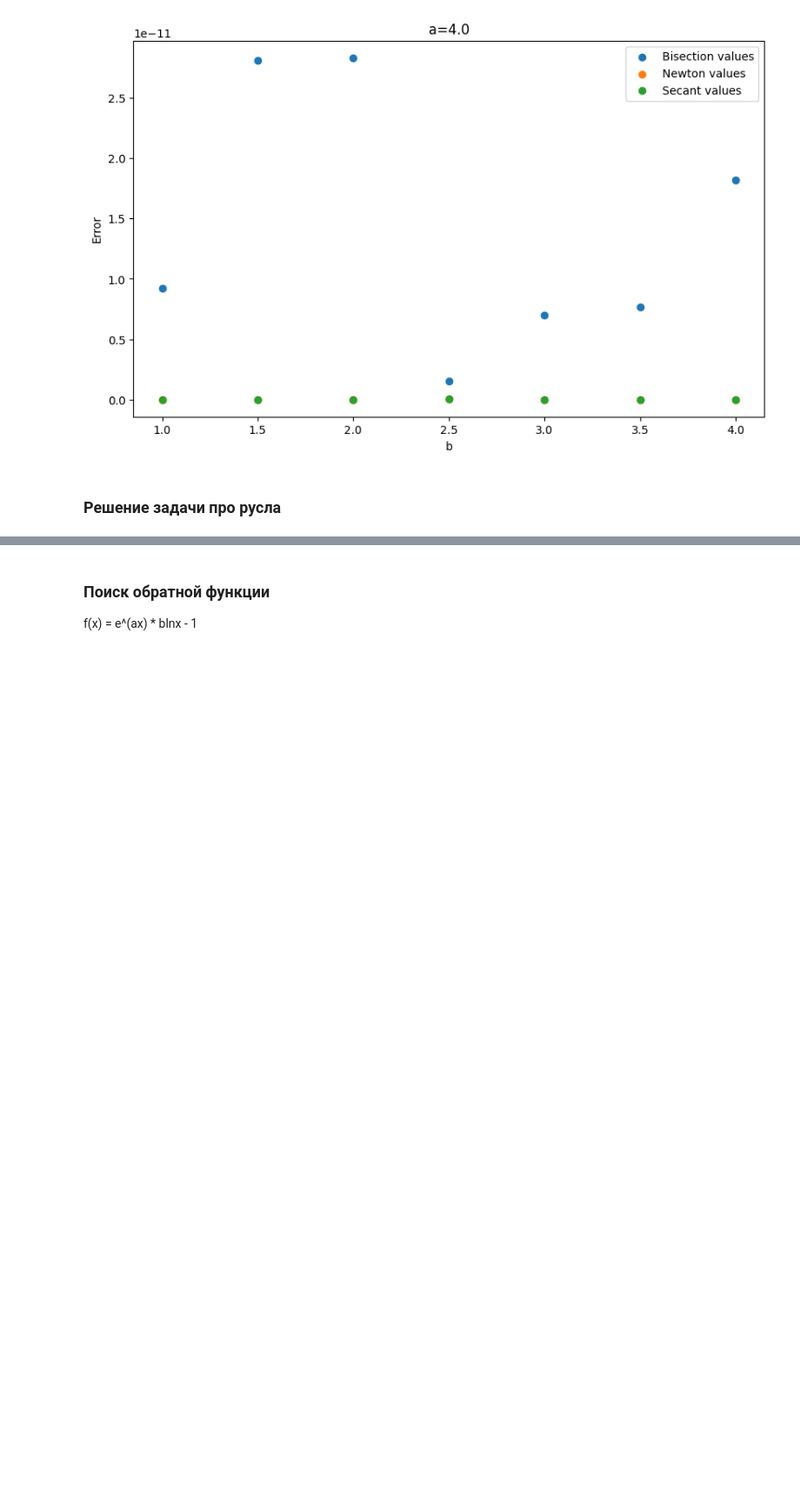
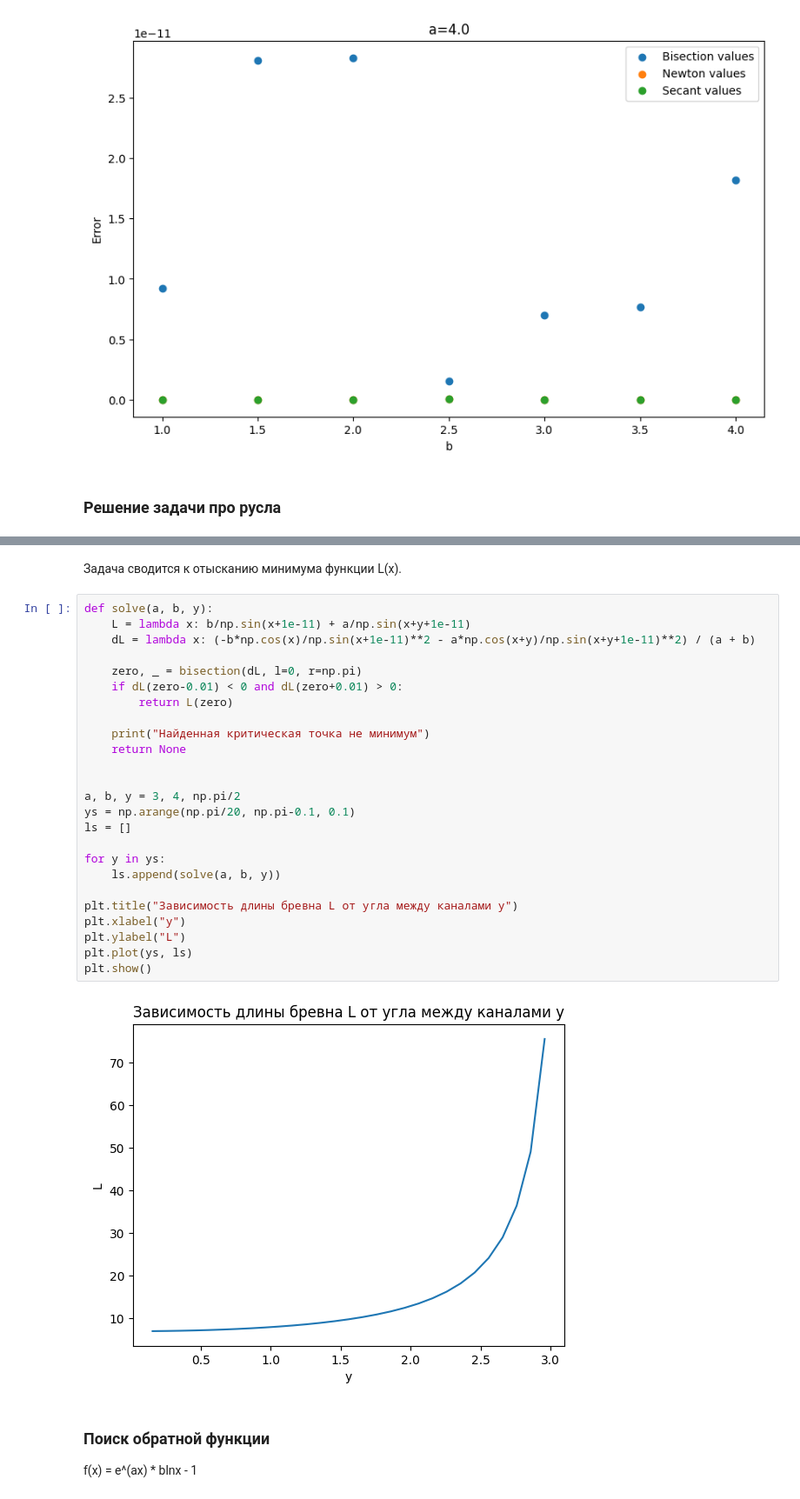
Before and after one commit to BKamol/NumericalMethods, a Jupyter notebook: AppliedMath.ipynb, the cells around one changed output, grey strips where cells are left out. Shown: that part at 87% size. Cells and saved outputs as stored; diff of their text form; blank space fills up the shorter version.

```diff
--- a/AppliedMath.ipynb
+++ b/AppliedMath.ipynb
@@ -164,3 +133,32 @@ print(f"Максимальная длина бревна: {max_len} м")
+# %% [markdown]
+Задача сводится к отысканию минимума функции L(x).
+# %%
+def solve(a, b, y):
+    L = lambda x: b/np.sin(x+1e-11) + a/np.sin(x+y+1e-11)
+    dL = lambda x: (-b*np.cos(x)/np.sin(x+1e-11)**2 - a*np.cos(x+y)/np.sin(x+y+1e-11)**2) / (a + b)
+
+    zero, _ = bisection(dL, l=0, r=np.pi)
+    if dL(zero-0.01) < 0 and dL(zero+0.01) > 0:
+        return L(zero)
+
+    print("Найденная критическая точка не минимум")
+    return None
+
+
+a, b, y = 3, 4, np.pi/2
+ys = np.arange(np.pi/20, np.pi-0.1, 0.1)
+ls = []
+
+for y in ys:
+    ls.append(solve(a, b, y))
+
+plt.title("Зависимость длины бревна L от угла между каналами y")
+plt.xlabel("y")
+plt.ylabel("L")
+plt.plot(ys, ls)
+plt.show()
+# %% [output]
+[figure, added]
 # %% [markdown]
 ### Поиск обратной функции
 f(x) = e^(ax) * blnx - 1
```
Also changed, not shown: parts of 19 cells of this notebook, 1 other file.
